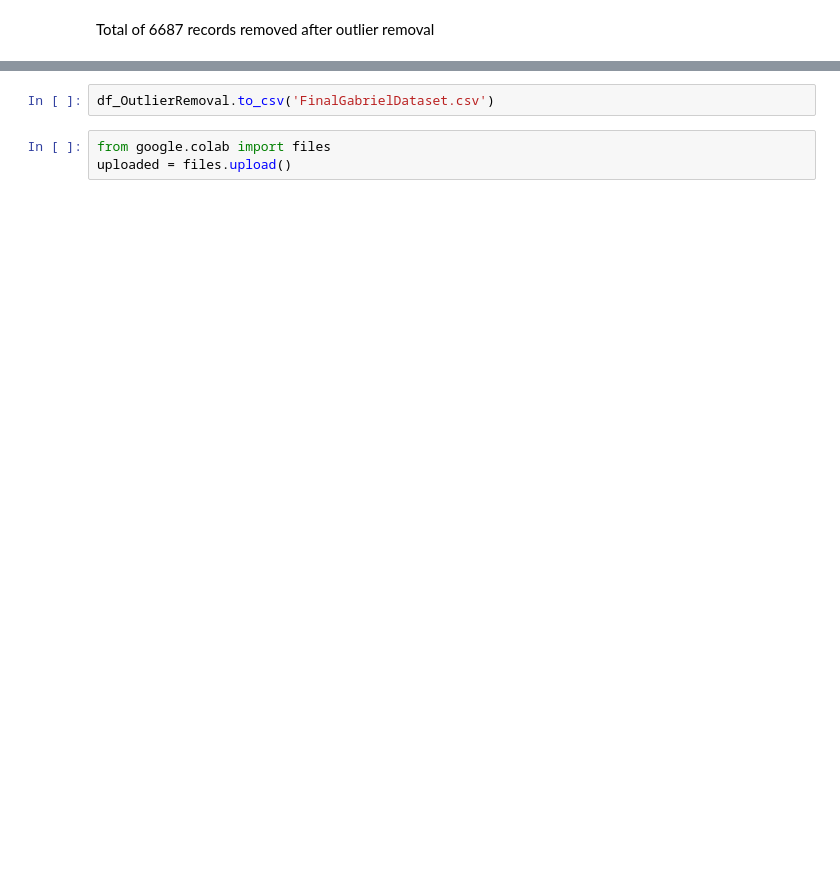
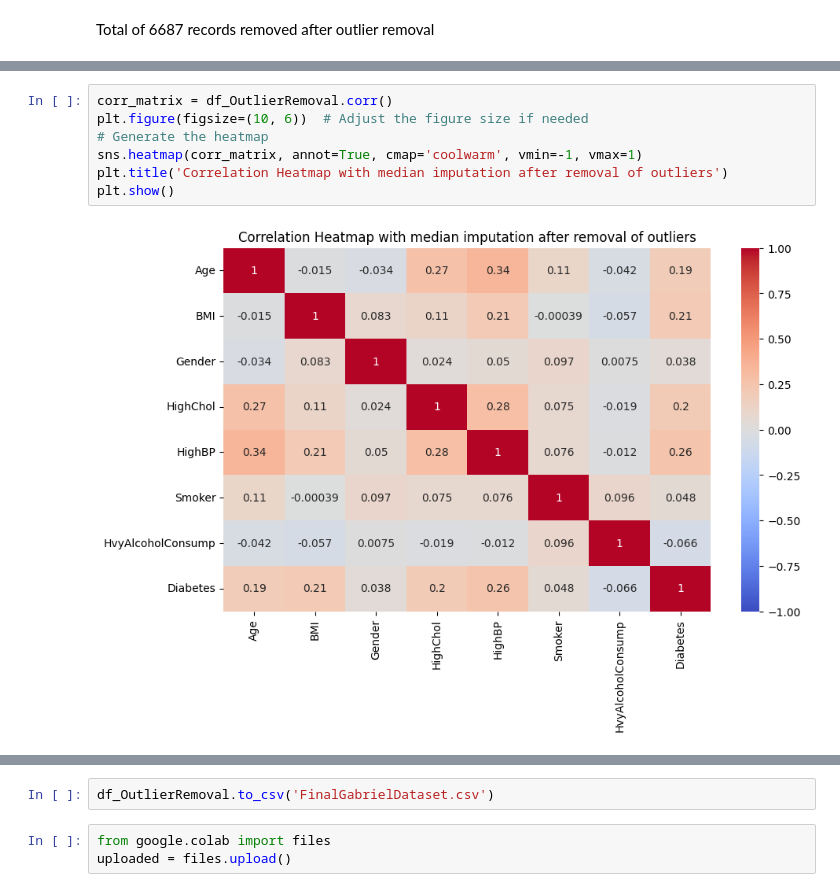
Before and after one commit to pdpavandesai/MergingDiabetesData, a Jupyter notebook: GabrielDatasetAnalysis.ipynb, the cells around one changed output, grey strips where cells are left out. Saved outputs shown, nothing was run; the diff lists cells and outputs as text; blank space fills up the shorter version.

```diff
--- a/GabrielDatasetAnalysis.ipynb
+++ b/GabrielDatasetAnalysis.ipynb
@@ -387 +415,10 @@ Total of 6687 records removed after outlier removal
+# %%
+corr_matrix = df_OutlierRemoval.corr()
+plt.figure(figsize=(10, 6))  # Adjust the figure size if needed
+# Generate the heatmap
+sns.heatmap(corr_matrix, annot=True, cmap='coolwarm', vmin=-1, vmax=1)
+plt.title('Correlation Heatmap with median imputation after removal of outliers')
+plt.show()
+# %% [output]
+[figure, added]
 # %%
```
Also changed, not shown: parts of 7 cells of this notebook.
